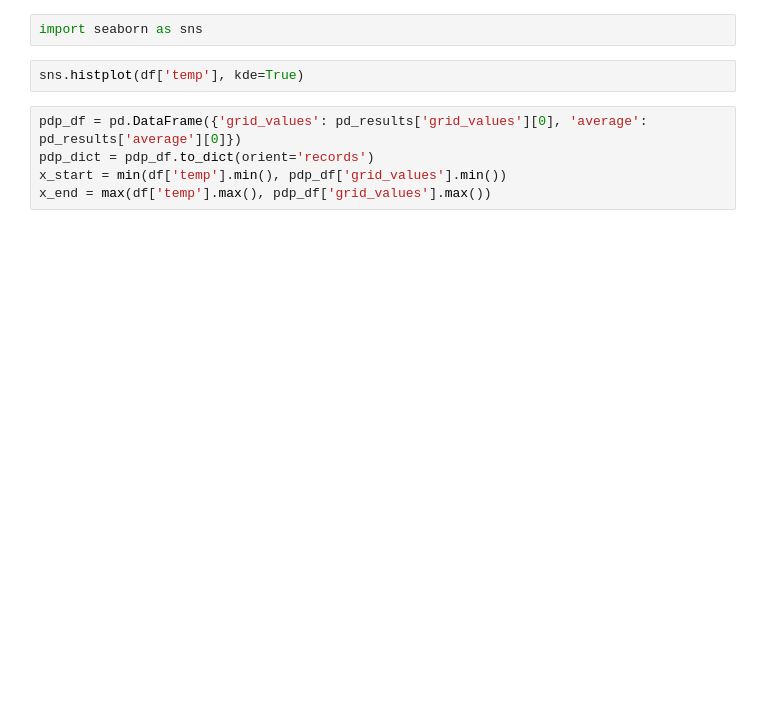
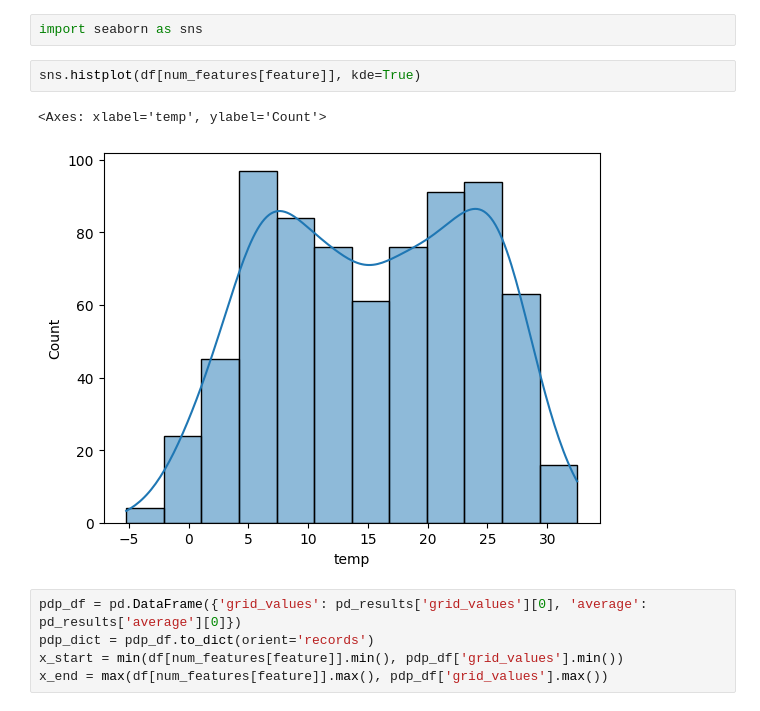
Before and after one commit to H-IAAC/d3-demonstrations, a Jupyter notebook: note2.ipynb, the cells around one changed output. Saved outputs shown, nothing was run; the diff lists cells and outputs as text; blank space fills up the shorter version.

```diff
--- a/note2.ipynb
+++ b/note2.ipynb
@@ -88,12 +106,15 @@ PartialDependenceDisplay.from_estimator(clf, X, features)
 # %%
 import seaborn as sns
 # %%
-sns.histplot(df['temp'], kde=True)
+sns.histplot(df[num_features[feature]], kde=True)
+# %% [output]
+<Axes: xlabel='temp', ylabel='Count'>
+[figure, added]
 # %%
 pdp_df = pd.DataFrame({'grid_values': pd_results['grid_values'][0], 'average': pd_results['average'][0]})
 pdp_dict = pdp_df.to_dict(orient='records')
-x_start = min(df['temp'].min(), pdp_df['grid_values'].min())
-x_end = max(df['temp'].max(), pdp_df['grid_values'].max())
+x_start = min(df[num_features[feature]].min(), pdp_df['grid_values'].min())
+x_end = max(df[num_features[feature]].max(), pdp_df['grid_values'].max())
 # %%
 app = JupyterDash(__name__)
 
```
Also changed, not shown: parts of 11 cells of this notebook, 13 other files.
